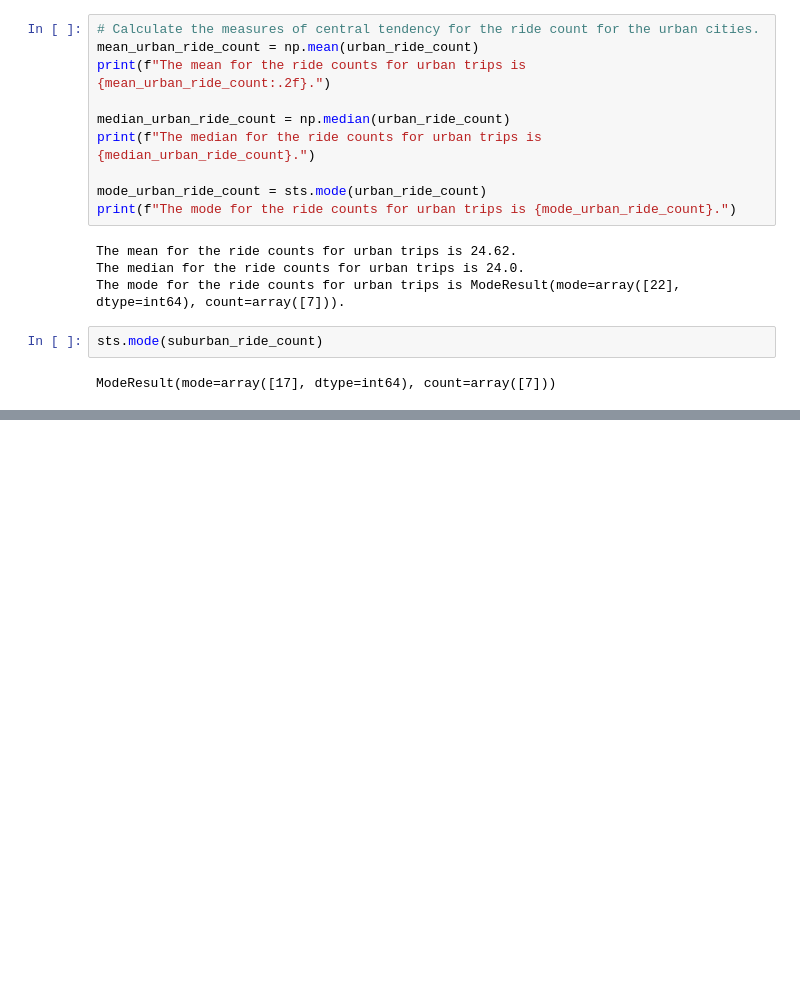
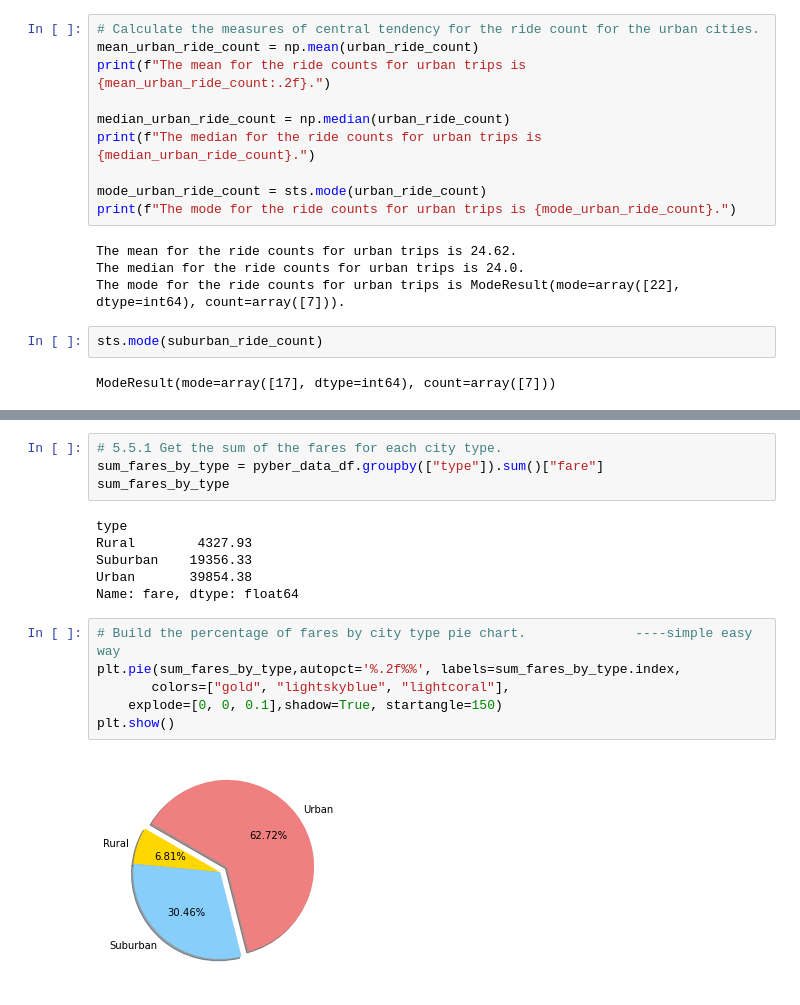
Before and after one commit to hjx2019/PyBer_Analysis, a Jupyter notebook: PyBer.ipynb, the cells around one changed output, grey strips where cells are left out. Saved outputs shown, nothing was run; the diff lists cells and outputs as text; blank space fills up the shorter version.

```diff
--- a/PyBer.ipynb
+++ b/PyBer.ipynb
@@ -474,0 +486,18 @@ NameError: name 'rural_drivers' is not defined
+# %%
+# 5.5.1 Get the sum of the fares for each city type.
+sum_fares_by_type = pyber_data_df.groupby(["type"]).sum()["fare"]
+sum_fares_by_type
+# %% [output]
+type
+Rural        4327.93
+Suburban    19356.33
+Urban       39854.38
+Name: fare, dtype: float64
+# %%
+# Build the percentage of fares by city type pie chart.              ----simple easy way
+plt.pie(sum_fares_by_type,autopct='%.2f%%', labels=sum_fares_by_type.index,
+       colors=["gold", "lightskyblue", "lightcoral"],
+    explode=[0, 0, 0.1],shadow=True, startangle=150)
+plt.show()
+# %% [output]
+[figure, added]
```
Also changed, not shown: parts of 28 cells of this notebook, 1 other file.
